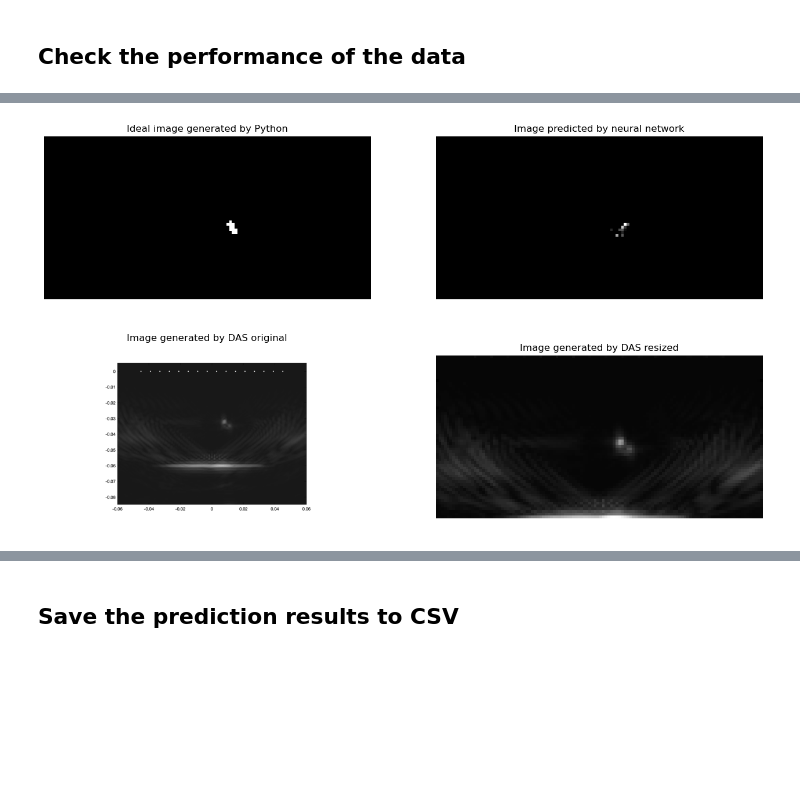
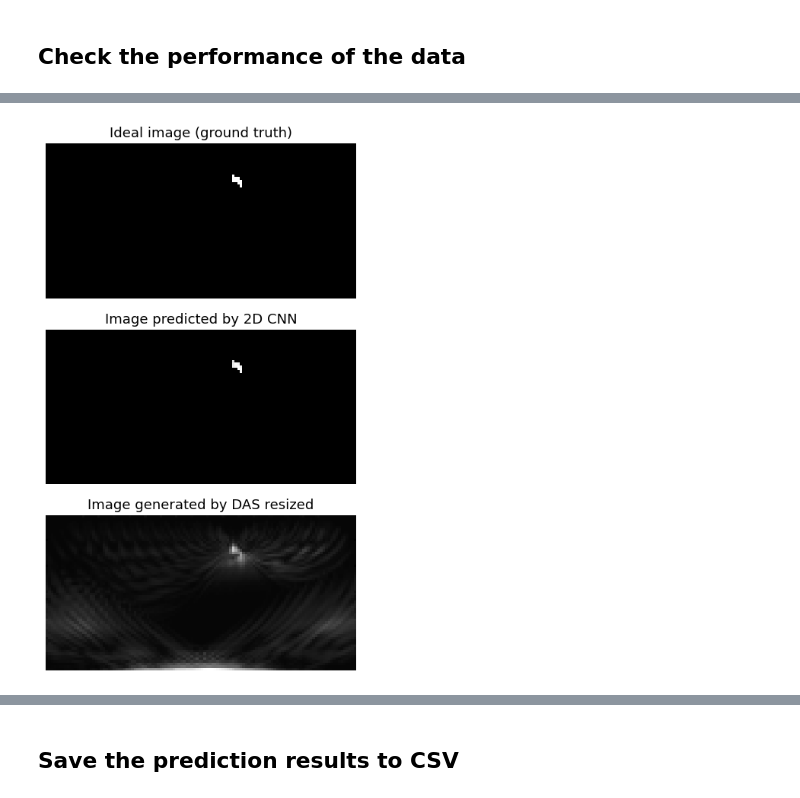
Before and after one commit to MC-Kangan/FYP_Ultrasound_Imaging_ML, a Jupyter notebook: Model_tester.ipynb, the cells around one changed output, grey strips where cells are left out. Drawn from its saved outputs; the diff is of its cells as text; code cells hidden in the pictures; blank space fills up the shorter version.

```diff
--- a/Model_tester.ipynb
+++ b/Model_tester.ipynb
@@ -191,8 +192,8 @@ plt.show()
 # model testing
 
 
-filename = '3D_2000_o7127128-2.pkl' # Best 3d model
-# filename = '2D_2450_o7165279-1.pkl' # Best 2d model
+# filename = '3D_2000_o7127128-2.pkl' # Best 3d model
+filename = '2D_2450_o7165279-1.pkl' # Best 2d model
 
 # info = model_namer_description(filename)
 model = load_ml_model(filename)
@@ -223,7 +227,7 @@ _________________________________________________________________
 # img_resize_factor = int(info['img_resize'])
 # epochs = int(info['epochs'])
 
-x_dimension= 3
+x_dimension= 2
 img_resize_factor = 50
 shrinkx = False
 
@@ -374,7 +378,7 @@ import random
 num_test = 2800 #2600
 
 
-def check_result_v2(config, model, num_test):
+def check_result_v2(config, model, num_test, dim):
     print(f'num_test = {num_test}')
     print(f'Corrsponding index of the image = {num_test+1}')
 
@@ -393,10 +397,15 @@ def check_result_v2(config, model, num_test):
     true_img_modified = true_img.copy()
     true_img_modified[true_img_modified == -1] = 0
 
-    fig, ax = plt.subplots(2,2, figsize = [16,9])
-    ax[0,0].imshow(true_img_modified, cmap ='gray')
-    ax[0,0].set_title('Ideal image generated by Python')
-    ax[0,0].axis('off')
+    fig, ax = plt.subplots(3,1, figsize = [16,9])
+    ax[0].imshow(true_img_modified, cmap ='gray')
+    ax[0].set_title('Ideal image (ground truth)', fontsize = 13)
+    ax[0].axis('off')
+
+#     fig, ax = plt.subplots(2,2, figsize = [16,9])
+#     ax[0,0].imshow(true_img_modified, cmap ='gray')
+#     ax[0,0].set_title('Ideal image (ground truth)', fontsize = 15)
+#     ax[0,0].axis('off')
 
     # 2. Plotting the image predicted by Python
 
@@ -417,8 +426,15 @@ def check_result_v2(config, model, num_test):
     # Calculate MSE of the prediction
 
     print(y[num_test].shape, ypred.shape)
-    mse = tf.keras.losses.MeanSquaredError()
-    MSE = float(mse(y[num_test].reshape(1,-1), ypred.reshape(1,-1)).numpy()) # Use the unreshaped true_img to calculate MSE
+#     mse = tf.keras.metrics.MeanSquaredError()
+    # mse = tf.keras.losses.MeanSquaredError()
+    # MSE = float(mse(y[num_test].reshape(1,-1), ypred.reshape(1,-1)).numpy()) # Use the unreshaped true_img to calculate MSE
+
+    # metric = tf.keras.metrics.MeanSquaredError()
+    # metric.update_state(y[num_test].reshape(1,-1), ypred.reshape(1,-1))
+    # MSE = metric.result().numpy()
+    MSE = mean_squared_error(y[num_test].reshape(1,-1), ypred.reshape(1,-1))
+
     print(f'MSE_keras is {round(MSE,10)}')
 
     # MSE2 = np.sum(np.square(true_img.reshape(1, -1) - ypred.reshape(1, -1)))/len(true_img.reshape(1, -1))
@@ -436,12 +452,18 @@ def check_result_v2(config, model, num_test):
     img = ypred.reshape(int(120*img_resize_factor/100), int(240*img_resize_factor/100))
 
     # Calculate the modified MSE (after applying the threshold and modifying the true_img)
-    MSE_modified = float(mse(true_img_modified.reshape(1,-1), img.reshape(1,-1)).numpy()) # Use the unreshaped true_img to calculate MSE
+    # MSE_modified = float(mse(true_img_modified.reshape(1,-1), img.reshape(1,-1)).numpy()) # Use the unreshaped true_img to calculate MSE
+
+    # metric.update_state(true_img_modified.reshape(1,-1), img.reshape(1,-1))
+    # MSE_modified = metric.result().numpy()
+
+    MSE_modified = mean_squared_error(true_img_modified.reshape(1,-1), img.reshape(1,-1))
+
     print(f'MSE_modified is {round(MSE_modified,10)}')
 
-    ax[0,1].imshow(img, cmap ='gray')
-    ax[0,1].set_title('Image predicted by neural network')
-    ax[0,1].axis('off')
+    ax[1].imshow(img, cmap ='gray')
+    ax[1].set_title(f'Image predicted by {dim}D CNN', fontsize = 13)
+    ax[1].axis('off')
 
     # 3. Plotting the DAS image produced by MATLAB
 
@@ -449,18 +471,24 @@ def check_result_v2(config, model, num_test):
     # Read image in greyscale
     image_das_fmc = cv.imread(f'{dirName_das_fmc}/Figure_{num_test+1}_fmc.png',cv.IMREAD_GRAYSCALE)  # convert to array
 
-    ax[1,0].imshow(image_das_fmc, cmap='gray')
-    ax[1,0].set_title('Image generated by DAS original')
-    ax[1,0].axis('off')
+    # ax[1,0].imshow(image_das_fmc, cmap='gray')
+    # ax[1,0].set_title('Image generated by DAS original', fontsize = 15)
+    # ax[1,0].axis('off')
 
     # Crop and resize the das image
     das_img_resize = DAS_image_resize(image_das_fmc)
-    ax[1,1].imshow(das_img_resize, cmap='gray')
-    ax[1,1].set_title('Image generated by DAS resized')
-    ax[1,1].axis('off')
+    ax[2].imshow(das_img_resize, cmap='gray')
+    ax[2].set_title('Image generated by DAS resized', fontsize = 13)
+    ax[2].axis('off')
 
     # Calculate the modified MSE for DAS image for comparison (after cropping and resizing)
-    MSE_modified_das = float(mse(true_img_modified.reshape(1,-1), das_img_resize.reshape(1,-1)).numpy()) # Use the unreshaped true_img to calculate MSE
+    # MSE_modified_das = float(mse(true_img_modified.reshape(1,-1), das_img_resize.reshape(1,-1)).numpy()) # Use the unreshaped true_img to calculate MSE
+
+    # metric.update_state(true_img_modified.reshape(1,-1), das_img_resize.reshape(1,-1))
+    # MSE_modified_das = metric.result().numpy()
+
+    MSE_modified_das = mean_squared_error(true_img_modified.reshape(1,-1), das_img_resize.reshape(1,-1))
+
     print(f'MSE_modified_DAS is {round(MSE_modified_das,10)}')
     print('--------------------------------------------------')
 
@@ -482,20 +510,29 @@ def check_result_v2(config, model, num_test):
 
     fig2, ax2 = plt.subplots(1,3, figsize = [16,3])
     ax2[0].imshow(true_img_defect, cmap='gray')
-    ax2[0].set_title('Ideal Image (defect)')
+    ax2[0].set_title('Ideal Image (defect)', fontsize = 15)
     ax2[0].axis('off')
 
     ax2[1].imshow(img_defect, cmap='gray')
-    ax2[1].set_title('Defect predicted by NN (defect)')
+    ax2[1].set_title('Defect predicted by NN (defect)', fontsize = 15)
     ax2[1].axis('off')
 
     ax2[2].imshow(das_img_resize_defect, cmap='gray')
-    ax2[2].set_title('Defect predicted by DAS (defect)')
+    ax2[2].set_title('Defect predicted by DAS (defect)', fontsize = 15)
     ax2[2].axis('off')
 
     # Calculate the modified MSE (after applying the threshold, modifying the true_img)
-    MSE_modified_defect = float(mse(true_img_defect.reshape(1, -1), img_defect.reshape(1, -1)).numpy()) # Use the unreshaped true_img to calculate MSE
-    MSE_modified_defect_DAS = float(mse(true_img_defect.reshape(1, -1), das_img_resize_defect.reshape(1, -1)).numpy()) # Use the unreshaped true_img to calculate MSE
+    # MSE_modified_defect = float(mse(true_img_defect.reshape(1, -1), img_defect.reshape(1, -1)).numpy()) # Use the unreshaped true_img to calculate MSE
+    # MSE_modified_defect_DAS = float(mse(true_img_defect.reshape(1, -1), das_img_resize_defect.reshape(1, -1)).numpy()) # Use the unreshaped true_img to calculate MSE
+
+    # metric.update_state(true_img_defect.reshape(1, -1), img_defect.reshape(1, -1))
+    # MSE_modified_defect = metric.result().numpy()
+
+    # metric.update_state(true_img_defect.reshape(1, -1), das_img_resize_defect.reshape(1, -1))
+    # MSE_modified_defect_DAS = metric.result().numpy()
+
+    MSE_modified_defect = mean_squared_error(true_img_defect.reshape(1, -1), img_defect.reshape(1, -1))
+    MSE_modified_defect_DAS = mean_squared_error(true_img_defect.reshape(1, -1), das_img_resize_defect.reshape(1, -1))
 
     print(f'MSE_modified_defect_NN is {round(MSE_modified_defect,10)}')
     print(f'MSE_modified_defect_DAS is {round(MSE_modified_defect_DAS,10)}')
@@ -504,5 +541,5 @@ def check_result_v2(config, model, num_test):
     return MSE, MSE_modified, MSE_modified_das, MSE_modified_defect, MSE_modified_defect_DAS
 
 
-check_result_v2(config, model, 3499)
+check_result_v2(config, model, 2900, 2)
 # %% [output]
@@ -528 +565 @@ MSE_modified_defect_DAS is 1.4278615895
-[figure, old version]
+[figure, new version]
```
Also changed, not shown: parts of 9 cells of this notebook, 1 other file.
